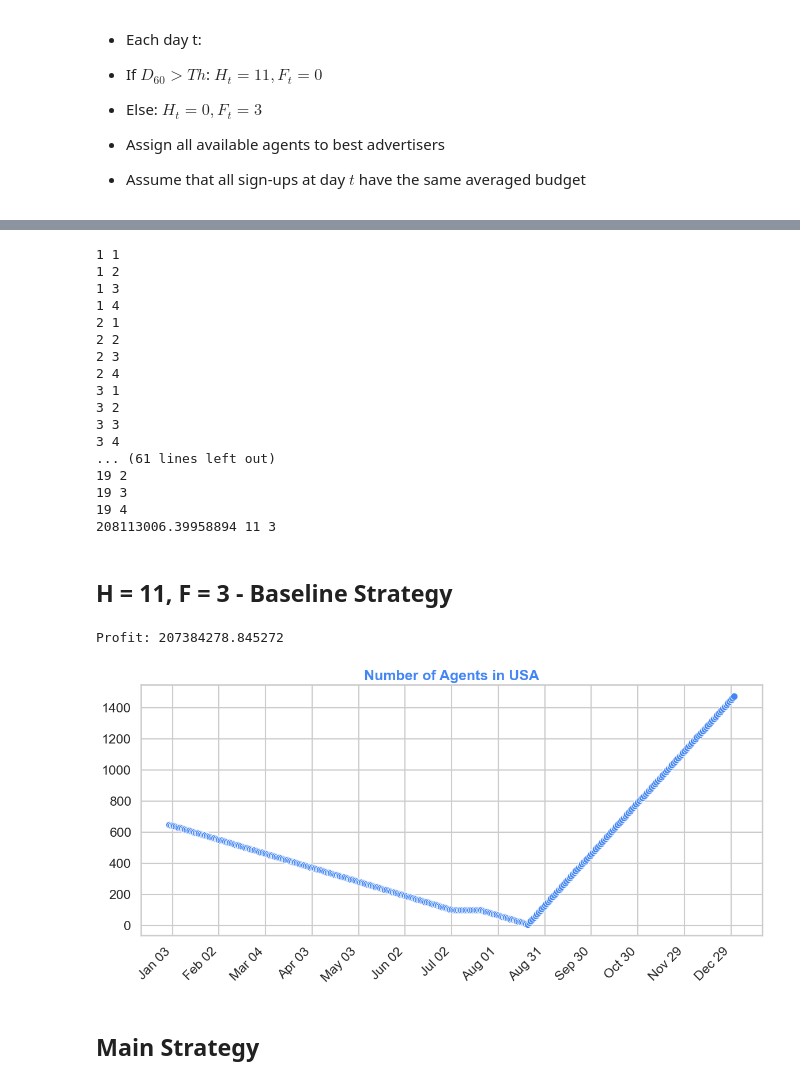
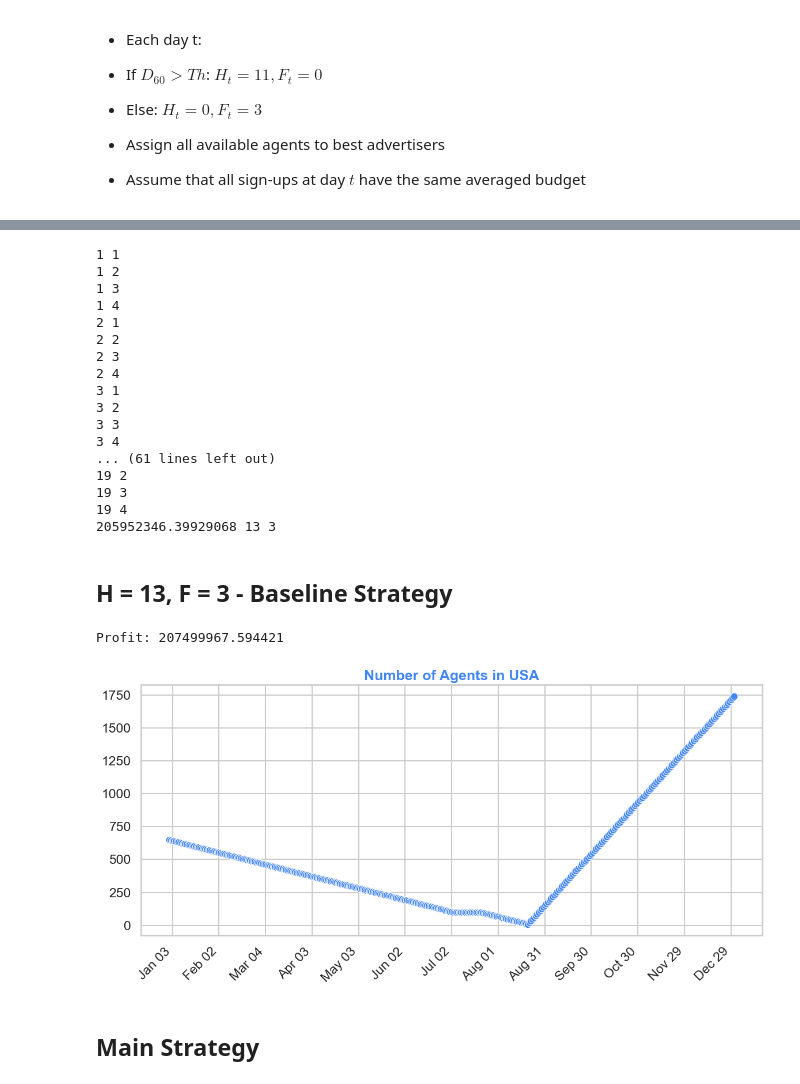
Before and after one commit to Dynamic-Agent-Staffing-Plan-Google-Ads/dynamic-agent-staffing-plan-google-ads, a Jupyter notebook: Main.ipynb, the cells around one changed output, grey strips where cells are left out. Drawn from its saved outputs; the diff is of its cells as text; code cells hidden in the pictures.

```diff
--- a/Main.ipynb
+++ b/Main.ipynb
@@ -222,5 +162,5 @@ budget_demand.head(5)
 # %%
-threshold = budget_demand["Demand"].mean()
+threshold = budget_demand["Demand"][:365].mean()
 
 # Agents pool
 free_agents = agents.loc[agents["Country"] == "USA"].loc[:,"Existing_Agent_Count"][0]
@@ -349,9 +289,9 @@ print(max_profit, H_best, F_best)
 19 2
 19 3
 19 4
-208113006.39958894 11 3
+205952346.39929068 13 3
 # %% [markdown]
-## H = 11, F = 3 - Baseline Strategy
+## H = 13, F = 3 - Baseline Strategy
 # %%
 import seaborn as sns
 
@@ -397,7 +337,7 @@ for day in range(365):
     # If mean budget over next 60 days is higher than threshold, hire new agents
     if demand_next60 > threshold:
         # Hire H agents
-        H = 11
+        H = 13
         for _ in range(H):
             agents_pool = np.append(agents_pool, np.repeat(30,10)[np.newaxis, :], axis=0)
 
@@ -461,35 +401,35 @@ print(f"Profit: {Profit}")
 agent = np.array(agent)
 
 dates = budget_demand.index[:agent.shape[0]]
 
 def plot_agents_baseline(dates, agent):
     fig, ax = plt.subplots(figsize=(12, 6))
 
     dates_agents = pd.DataFrame({"Date": dates, "Agents": agent})
 
     sns.set_theme(style = "whitegrid", context = "talk")
     sns.lineplot(data = dates_agents, x = "Date", y = "Agents",
                  ax = ax, marker = "o", color = "#4285F4", linewidth = 2.5)
 
     ax.xaxis.set_major_locator(mdates.DayLocator(interval=30))
     ax.xaxis.set_major_formatter(mdates.DateFormatter("%b %d"))
     plt.xticks(rotation=45, ha = "right")
 
     ax.set_title("Number of Agents in USA", fontsize=18, weight='bold', color = "#4285F4")
     ax.set_xlabel("")
     ax.set_ylabel("")
 
     plt.tight_layout()
 
     return fig
 
 sns.set_theme(style = "whitegrid", context = "talk")
 fig_baseline = plot_agents_baseline(dates, agent)
 
 fig_baseline.savefig('Plot_images/agents_baseline.tiff', format = 'tiff', dpi=300, bbox_inches='tight')
 # %% [output]
-Profit: 207384278.845272
+Profit: 207499967.594421
-[figure, old version]
+[figure, new version]
 # %% [markdown]
 ## Main Strategy
 # %%
```
Also changed, not shown: parts of 5 cells of this notebook, 1 other file.
